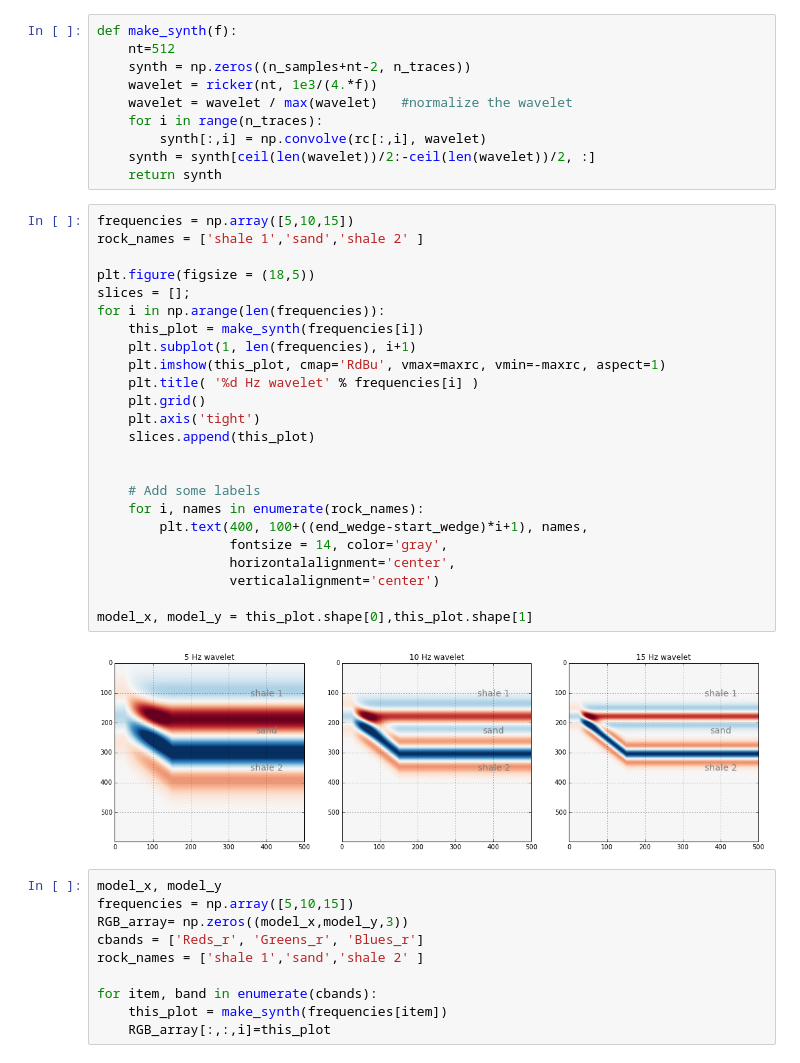
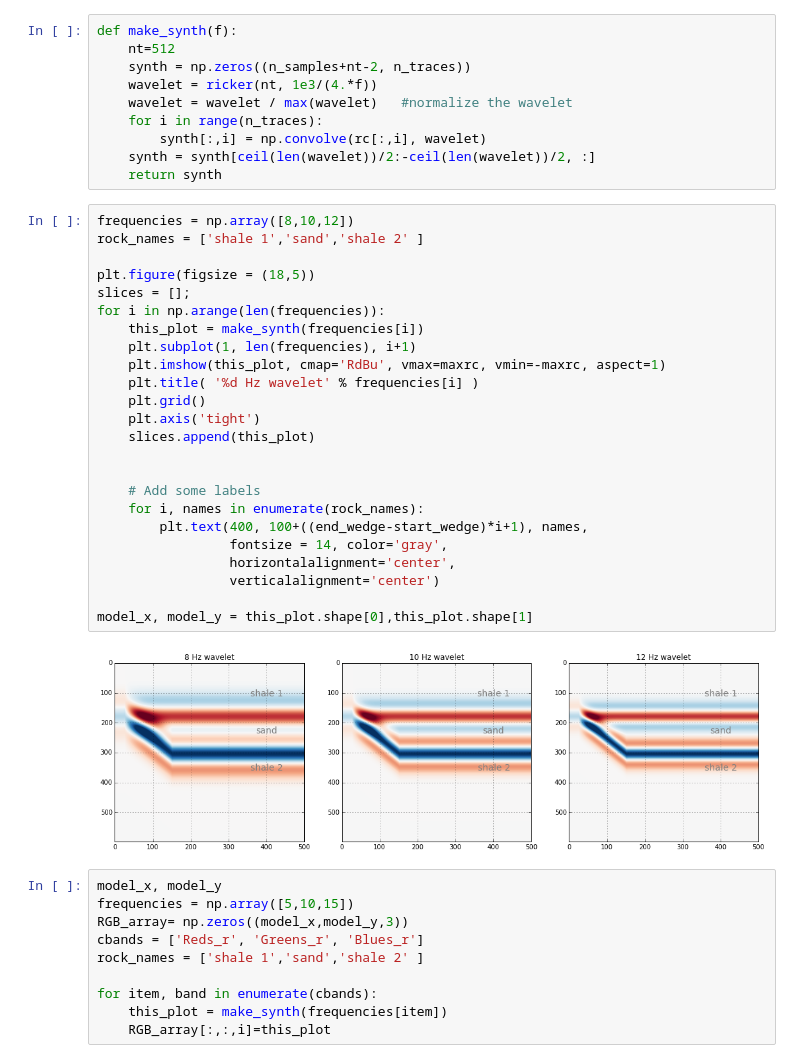
Before and after one commit to agilescientific/notebooks, a Jupyter notebook: To_make_a_wedge.ipynb, the cells around one changed output. Cells and saved outputs as stored; diff of their text form.

```diff
--- a/To_make_a_wedge.ipynb
+++ b/To_make_a_wedge.ipynb
@@ -100,31 +96,31 @@ def make_synth(f):
     synth = synth[ceil(len(wavelet))/2:-ceil(len(wavelet))/2, :]
     return synth
 # %%
-frequencies = np.array([5,10,15])
+frequencies = np.array([8,10,12])
 rock_names = ['shale 1','sand','shale 2' ]
 
 plt.figure(figsize = (18,5))
 slices = [];
 for i in np.arange(len(frequencies)):
     this_plot = make_synth(frequencies[i])
     plt.subplot(1, len(frequencies), i+1)
     plt.imshow(this_plot, cmap='RdBu', vmax=maxrc, vmin=-maxrc, aspect=1)
     plt.title( '%d Hz wavelet' % frequencies[i] )
     plt.grid()
     plt.axis('tight')
     slices.append(this_plot)
 
 
     # Add some labels
     for i, names in enumerate(rock_names):
         plt.text(400, 100+((end_wedge-start_wedge)*i+1), names,
                  fontsize = 14, color='gray',
                  horizontalalignment='center',
                  verticalalignment='center')
 
 model_x, model_y = this_plot.shape[0],this_plot.shape[1]
 # %% [output]
-[figure, old version]
+[figure, new version]
 # %%
 model_x, model_y
 frequencies = np.array([5,10,15])
```
Also changed, not shown: parts of 7 cells of this notebook.
